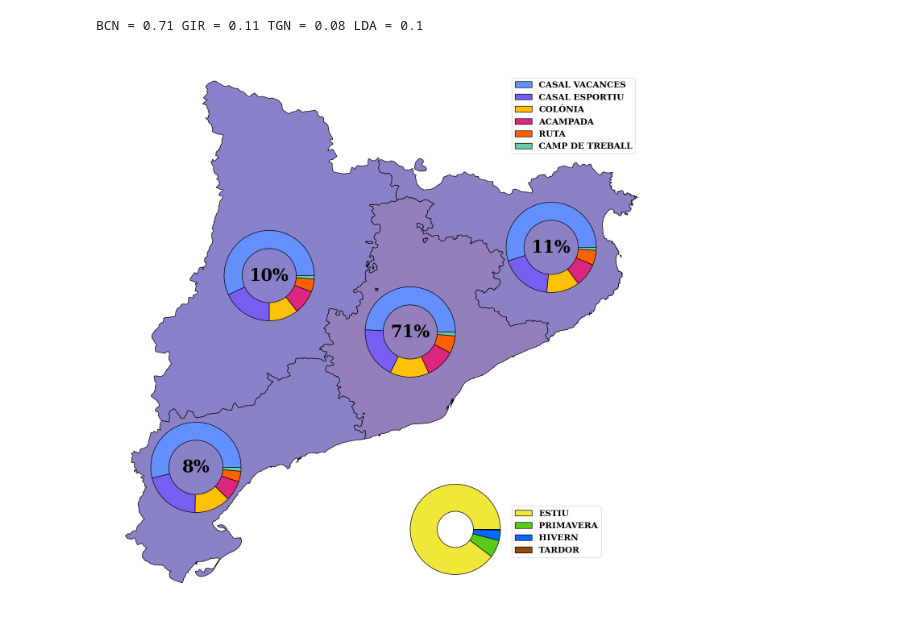
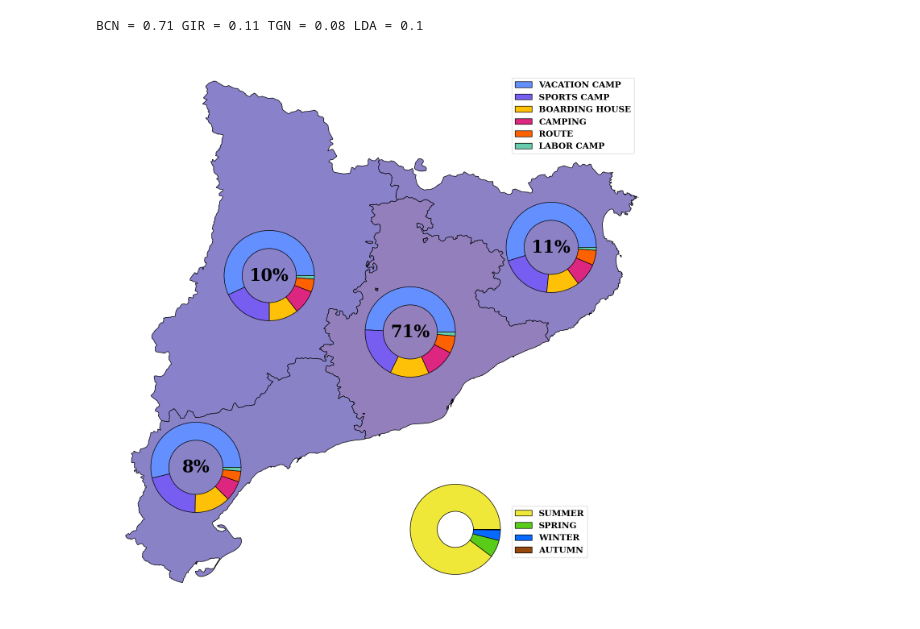
Before and after one commit to llui2/aivddm-project, a Jupyter notebook: script.ipynb, the cells around one changed output. Saved outputs shown, nothing was run; the diff lists cells and outputs as text; code cells hidden in the pictures.

Commit message:
labels

```diff
--- a/script.ipynb
+++ b/script.ipynb
@@ -238,7 +236,7 @@ df["poca"].value_counts().plot(ax=axx,labels=lab,colors=["#EFE839","#59CC19","#0
 axx.set_ylabel('')
 my_circle=plt.Circle((0,0), radius=0.4, edgecolor="black",facecolor="white",linewidth=1,zorder=10)
 axx.add_artist(my_circle)
-axx.legend(labels=["ESTIU","PRIMAVERA","HIVERN","TARDOR"], loc=(1,0.25))
+axx.legend(labels=["SUMMER","SPRING","WINTER","AUTUMN"], loc=(1,0.25))
 
 # PRINT MULTYPOLIGONS WITH ITS CORESPONDING COLOR
 spain = gpd.read_file("shape/BCN500_0101S_LIMITE_ADM.shp", crs="EPSG:4326")
@@ -269,33 +267,33 @@ ax2.text(0, 0, "10%",ha="center", va="center",size=30,zorder=20)
 
 ax2.set_ylabel('')
 
 bcn["tipus_d_activitat"].value_counts().plot(ax=ax3,labels=lab,colors=clr,kind='pie',
                                             wedgeprops={"edgecolor":"black",'linewidth': 1, 'linestyle': 'solid'})
 my_circle=plt.Circle((0,0), radius=0.6, edgecolor="black",facecolor=bcn_color,linewidth=1,zorder=10)
 ax3.add_artist(my_circle)
 ax3.text(0, 0, "71%",ha="center", va="center",size=30,zorder=20)
 ax3.set_ylabel('')
 # SET GENERAL LEGEND
-ax3.legend(labels=["CASAL VACANCES","CASAL ESPORTIU","COLÒNIA","ACAMPADA",
-                  "RUTA","CAMP DE TREBALL" ], loc=(1.4, 2.08))
+ax3.legend(labels=["VACATION CAMP","SPORTS CAMP","BOARDING HOUSE","CAMPING",
+                  "ROUTE","LABOR CAMP" ], loc=(1.4, 2.08))
 
 gir["tipus_d_activitat"].value_counts().plot(ax=ax4,labels=lab,colors=clr,kind='pie',
                                             wedgeprops={"edgecolor":"black",'linewidth': 1, 'linestyle': 'solid'})
 my_circle=plt.Circle((0,0), radius=0.6, edgecolor="black",facecolor=gir_color,linewidth=1,zorder=10)
 ax4.add_artist(my_circle)
 ax4.text(0, 0, "11%",ha="center", va="center",size=30,zorder=20)
 
 ax4.set_ylabel('')
 
 tgn["tipus_d_activitat"].value_counts().plot(ax=ax5,labels=lab,colors=clr,kind='pie',
                                             wedgeprops={"edgecolor":"black",'linewidth': 1, 'linestyle': 'solid'})
 my_circle=plt.Circle((0,0), radius=0.6, edgecolor="black",facecolor=tgn_color,linewidth=1,zorder=10)
 ax5.add_artist(my_circle)
 ax5.text(0, 0, "8%",ha="center", va="center",size=30,zorder=20)
 
 ax5.set_ylabel('')
 
 plt.savefig("figure.png")
 plt.show()
 # %% [output]
-[figure, old version]
+[figure, new version]
```
Also changed, not shown: parts of 1 cell of this notebook, 1 other file.
